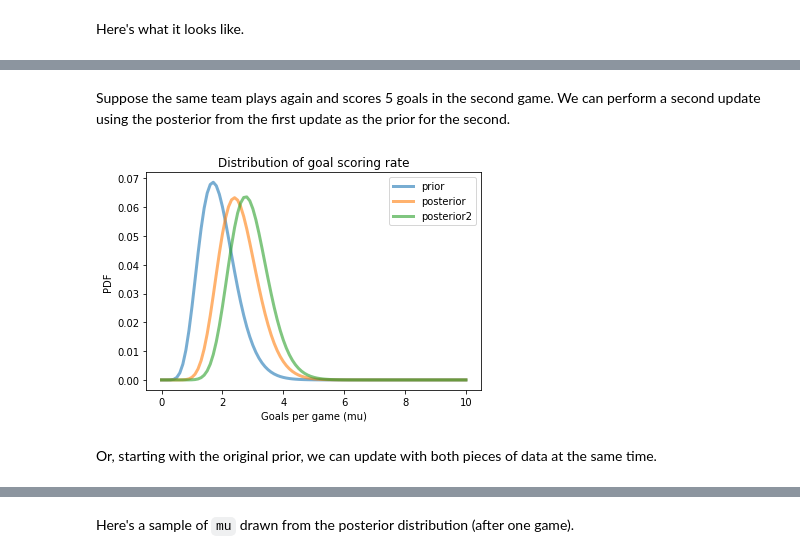
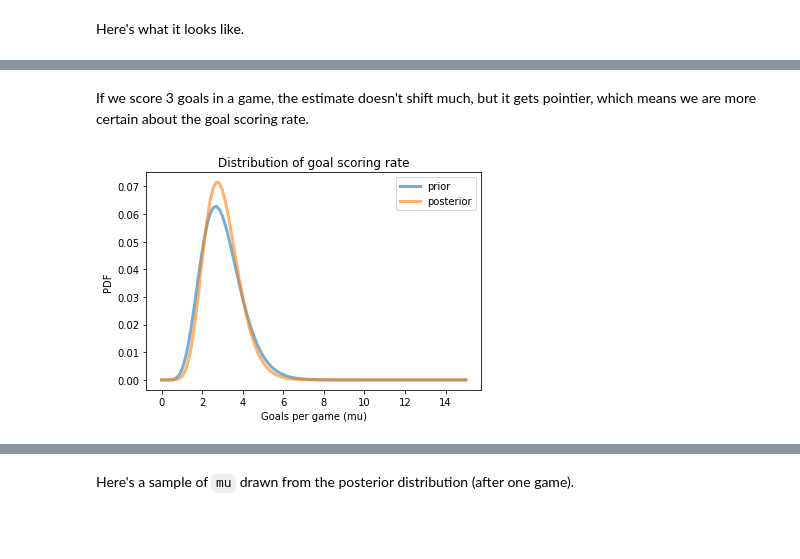
Before and after one commit to AllenDowney/BayesMadeSimple, a Jupyter notebook: zigzag2.ipynb, the cells around one changed output, grey strips where cells are left out. Cells and saved outputs as stored; diff of their text form; code cells hidden in the pictures; blank space fills up the shorter version.

Commit message:
Updating zigzag2

```diff
--- a/zigzag2.ipynb
+++ b/zigzag2.ipynb
@@ -436,3 +335,0 @@ Here are the estimates.
-# %%
-alpha, beta = estimate_gamma_params(xs)
-print(alpha, beta)
@@ -457,3 +335,0 @@ And it can compute its PDF.
-# %%
-hypo_mu = np.linspace(0, 10, num=101)
-ps = dist.pdf(hypo_mu)
@@ -483,6 +340,8 @@ decorate_pdf_rate()
 # %% [markdown]
 We can use `make_gamma_dist` to construct a prior suite with the given parameters.
 # %%
+from scipy.stats import gamma
+
 def make_gamma_suite(xs, alpha, beta):
     """Makes a suite based on a gamma distribution.
 
@@ -491,16 +350,21 @@ def make_gamma_suite(xs, alpha, beta):
 
     returns: Suite
     """
-    dist = make_gamma_dist(alpha, beta)
-    ps = dist.pdf(xs)
+    ps = gamma(a=alpha, scale=1/beta).pdf(xs)
     prior = Suite(dict(zip(xs, ps)))
     prior.normalize()
     return prior
 # %% [markdown]
 Here's what it looks like.
 # %%
+alpha = 9
+beta = 3
+hypo_mu = np.linspace(0, 15, num=101)
+
 gamma_prior = make_gamma_suite(hypo_mu, alpha, beta)
 
 gamma_prior.plot(label='gamma prior')
 decorate_pdf_rate()
+
+plt.savefig('zigzag6.png', dpi=150)
 # %% [output]
@@ -527,14 +398,13 @@ decorate_pdf_rate()
-# %% [markdown]
-Suppose the same team plays again and scores 5 goals in the second game.  We can perform a second update using the posterior from the first update as the prior for the second.
+# %% [markdown]
+If we score 3 goals in a game, the estimate doesn't shift much, but it gets pointier, which means we are more certain about the goal scoring rate.
 # %%
-posterior2 = posterior.copy()
-posterior2.bayes_update(data=5, like_func=poisson_likelihood)
+posterior = gamma_prior.copy()
+posterior.bayes_update(data=3, like_func=poisson_likelihood)
 
 gamma_prior.plot(label='prior')
 posterior.plot(label='posterior')
-posterior2.plot(label='posterior2')
 decorate_pdf_rate()
+
+plt.savefig('zigzag8.png', dpi=150)
 # %% [output]
-[figure, old version]
+[figure, new version]
-# %% [markdown]
-Or, starting with the original prior, we can update with both pieces of data at the same time.
```
Also changed, not shown: parts of 161 cells of this notebook.
